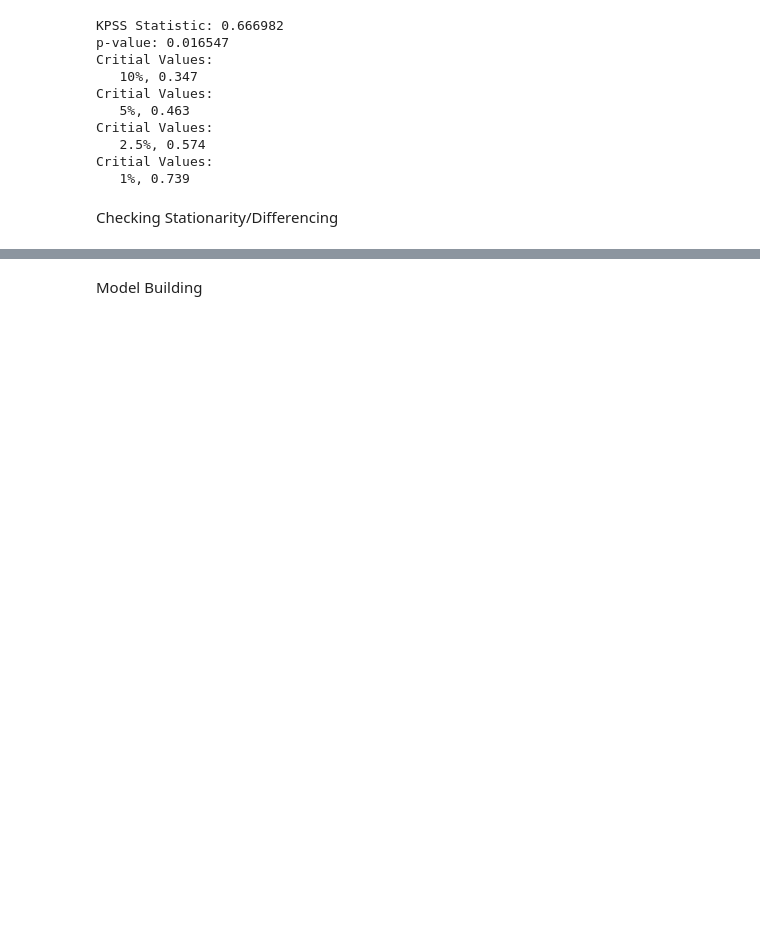
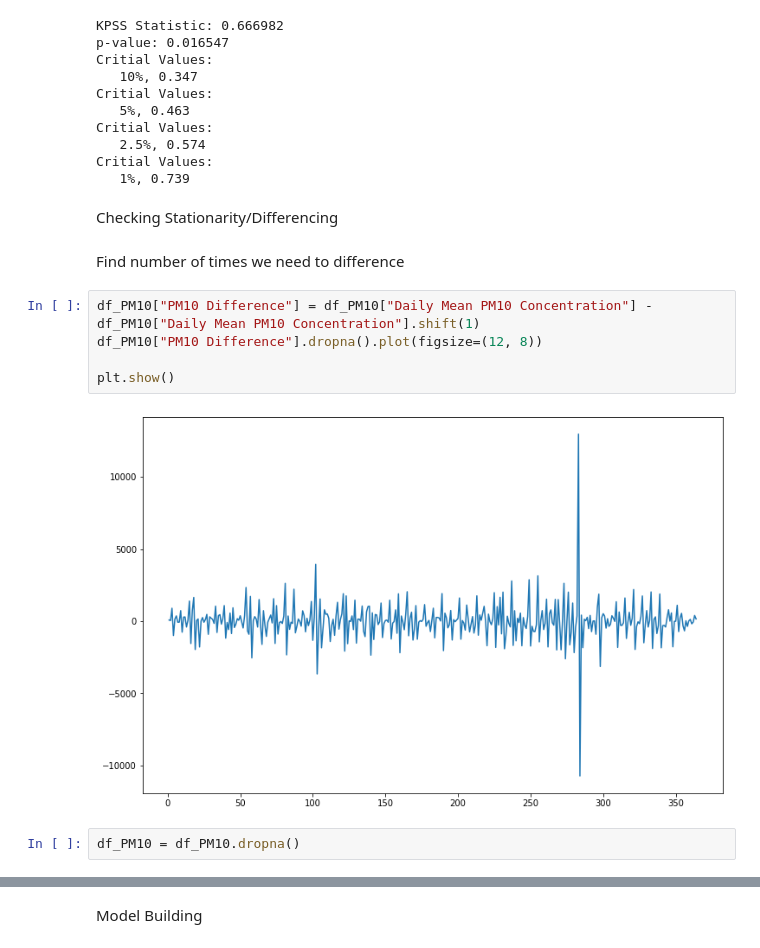
Before and after one commit to sameehaafr/MLP-TSF, a Jupyter notebook: sigai-tsf.ipynb, the cells around one changed output, grey strips where cells are left out. Saved outputs shown, nothing was run; the diff lists cells and outputs as text; blank space fills up the shorter version.

```diff
--- a/sigai-tsf.ipynb
+++ b/sigai-tsf.ipynb
@@ -160,3 +178,14 @@ Critial Values:
    1%, 0.739
 # %% [markdown]
 Checking Stationarity/Differencing
+# %% [markdown]
+Find number of times we need to difference
+# %%
+df_PM10["PM10 Difference"] = df_PM10["Daily Mean PM10 Concentration"] - df_PM10["Daily Mean PM10 Concentration"].shift(1)
+df_PM10["PM10 Difference"].dropna().plot(figsize=(12, 8))
+
+plt.show()
+# %% [output]
+[figure, added]
+# %%
+df_PM10 = df_PM10.dropna()
```
Also changed, not shown: parts of 13 cells of this notebook.
